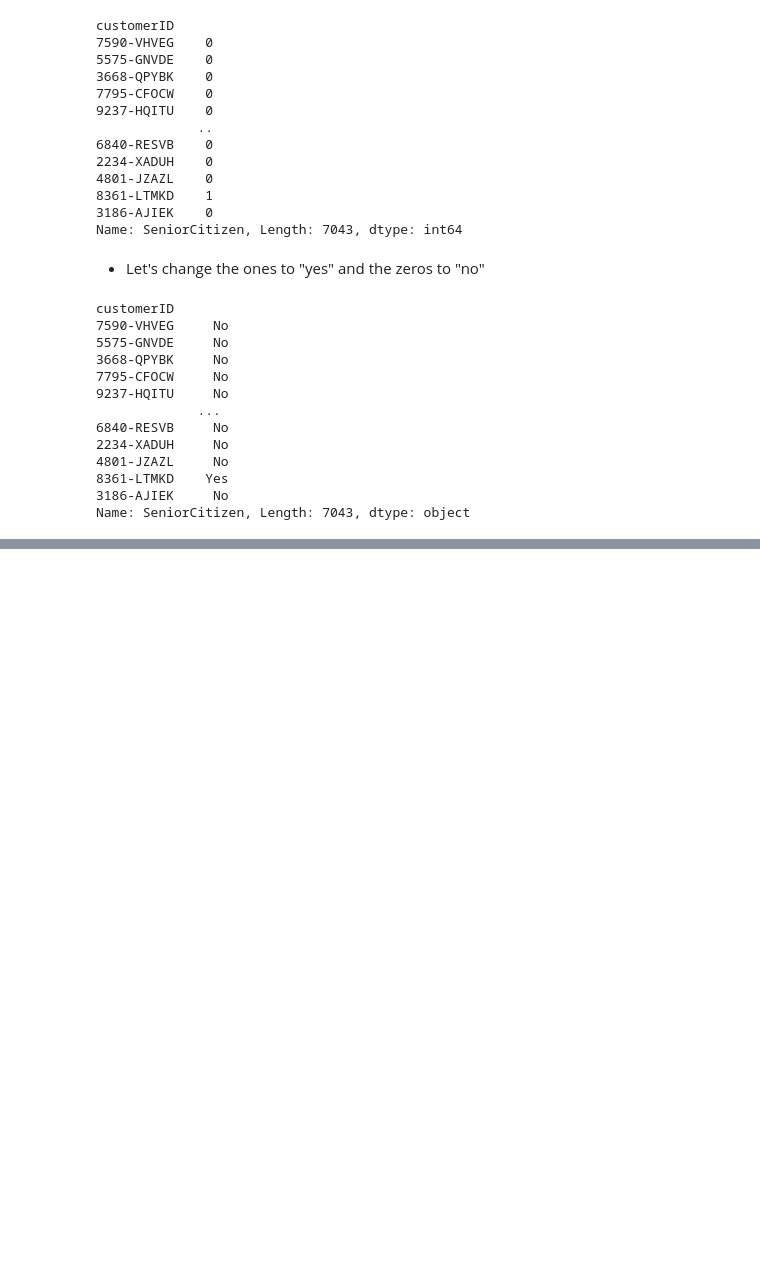
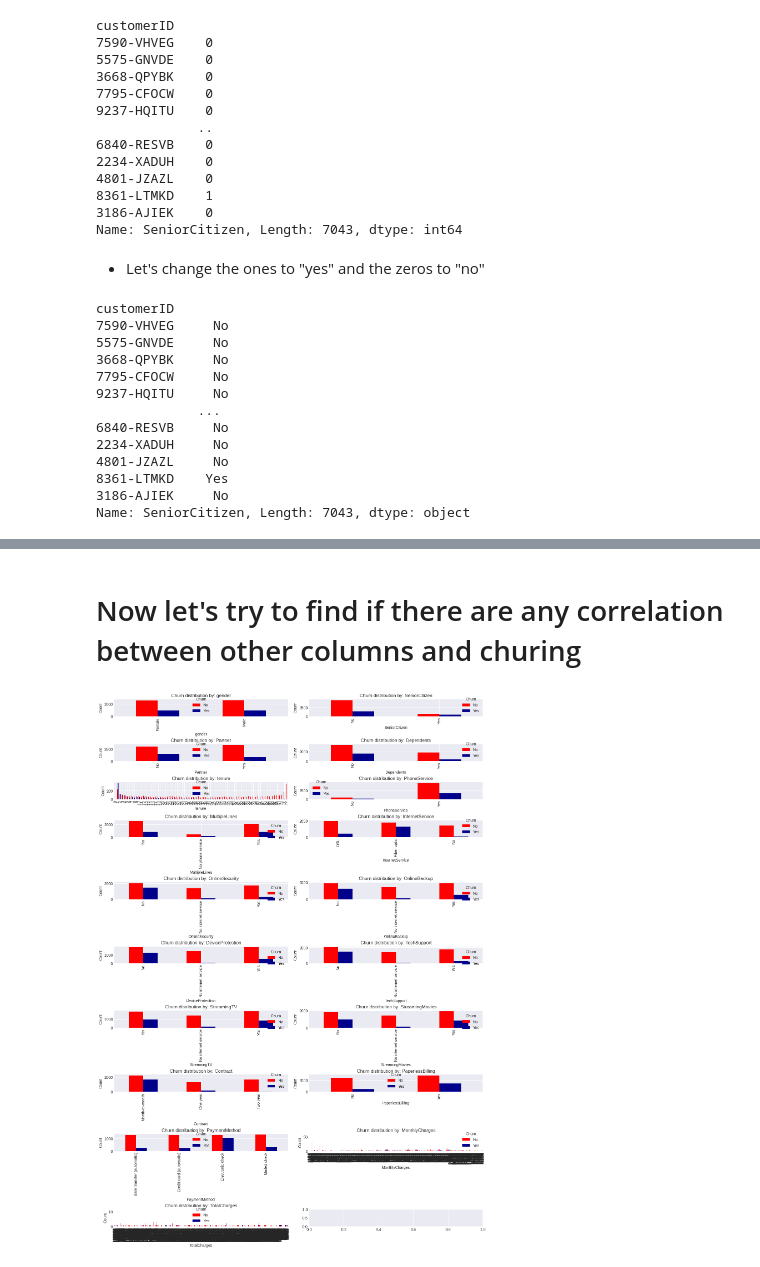
Before and after one commit to hajarmst211/customer_churn_prediction, a Jupyter notebook: notebooks/exploration.ipynb, the cells around one changed output, grey strips where cells are left out. Saved outputs shown, nothing was run; the diff lists cells and outputs as text; code cells hidden in the pictures; blank space fills up the shorter version.

```diff
--- a/notebooks/exploration.ipynb
+++ b/notebooks/exploration.ipynb
@@ -173,0 +185,30 @@ plot_unique_values()
+# %% [markdown]
+# Now let's try to find if there are any correlation between other columns and churing
+# %%
+def churn_by_column():
+    columns = df.drop(columns=["Churn"]).columns
+    n_rows = (len(columns)+1)//2
+    figure, axes = plt.subplots(n_rows ,2, figsize = (14,2*n_rows), constrained_layout=True)
+    axes = axes.flatten()
+
+    for i,column in enumerate(columns):
+        counts = (
+                df.groupby([column,"Churn"])["Churn"]
+                  .size()
+                  .unstack(fill_value=0)
+                )
+        counts.plot(
+                    kind='bar',
+                    color = ["red", "darkblue"],
+                    ax = axes[i]
+                    )
+
+        axes[i].set_title(f"Churn distribution by: {column}")
+        axes[i].set_ylabel("Count")
+        axes[i].set_xlabel(column)
+
+    plt.show()
+
+churn_by_column()
+# %% [output]
+[figure, added]
```
Also changed, not shown: parts of 25 cells of this notebook, 1 other file.
